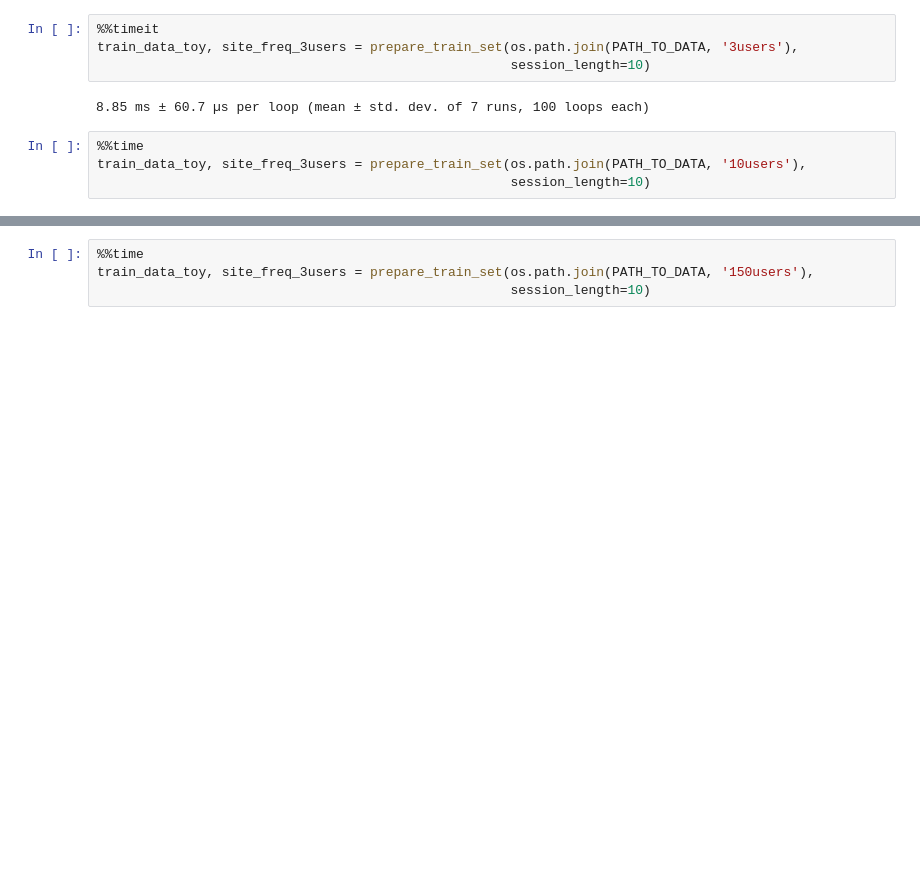
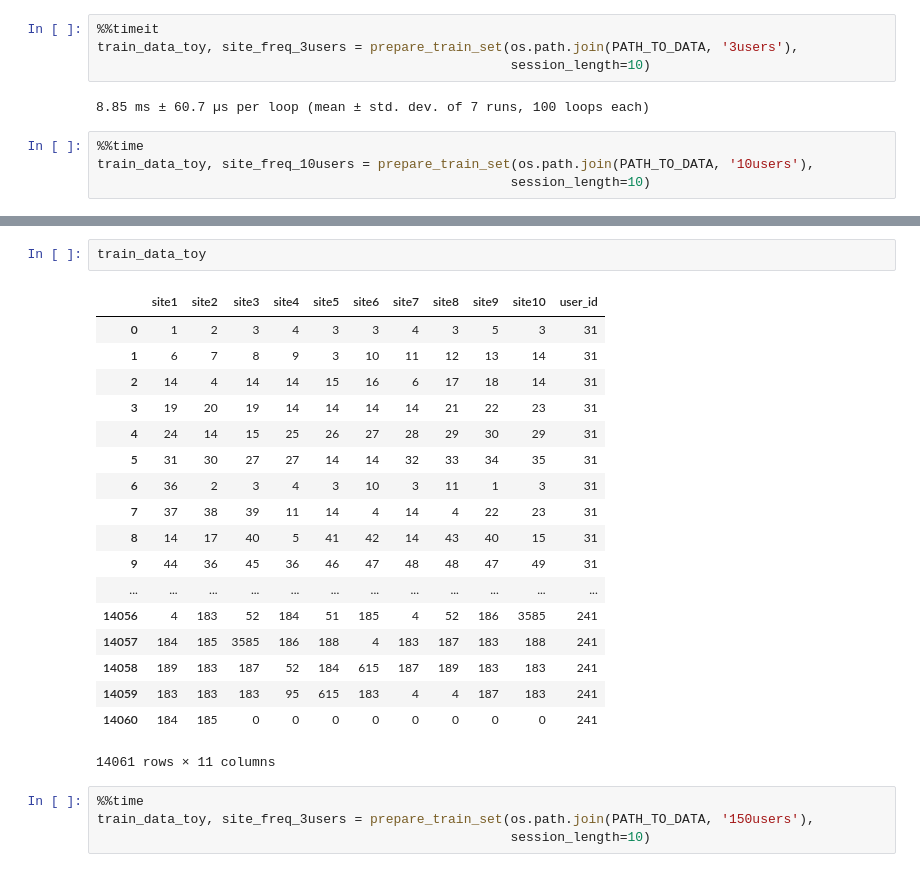
Before and after one commit to Eldar7/mlcourse_open, a Jupyter notebook: jupyter_russian/project_alice/week1_prepare_dataset.ipynb, the cells around one changed output, grey strips where cells are left out. Cells and saved outputs as stored; diff of their text form; blank space fills up the shorter version.

```diff
--- a/jupyter_russian/project_alice/week1_prepare_dataset.ipynb
+++ b/jupyter_russian/project_alice/week1_prepare_dataset.ipynb
@@ -459,6 +459,6 @@ train_data_toy, site_freq_3users = prepare_train_set(os.path.join(PATH_TO_DATA,
 8.85 ms ± 60.7 µs per loop (mean ± std. dev. of 7 runs, 100 loops each)
 # %%
 %%time
-train_data_toy, site_freq_3users = prepare_train_set(os.path.join(PATH_TO_DATA, '10users'),
+train_data_toy, site_freq_10users = prepare_train_set(os.path.join(PATH_TO_DATA, '10users'),
                                                      session_length=10)
 # %% [output]
@@ -466,3 +466,24 @@ Wall time: 23.5 s
+# %%
+train_data_toy
+# %% [output]
+|  | site1 | site2 | site3 | site4 | site5 | site6 | site7 | site8 | site9 | site10 | user_id |
+| 0 | 1 | 2 | 3 | 4 | 3 | 3 | 4 | 3 | 5 | 3 | 31 |
+| 1 | 6 | 7 | 8 | 9 | 3 | 10 | 11 | 12 | 13 | 14 | 31 |
+| 2 | 14 | 4 | 14 | 14 | 15 | 16 | 6 | 17 | 18 | 14 | 31 |
+| 3 | 19 | 20 | 19 | 14 | 14 | 14 | 14 | 21 | 22 | 23 | 31 |
+| 4 | 24 | 14 | 15 | 25 | 26 | 27 | 28 | 29 | 30 | 29 | 31 |
+| 5 | 31 | 30 | 27 | 27 | 14 | 14 | 32 | 33 | 34 | 35 | 31 |
+| 6 | 36 | 2 | 3 | 4 | 3 | 10 | 3 | 11 | 1 | 3 | 31 |
+| 7 | 37 | 38 | 39 | 11 | 14 | 4 | 14 | 4 | 22 | 23 | 31 |
+| 8 | 14 | 17 | 40 | 5 | 41 | 42 | 14 | 43 | 40 | 15 | 31 |
+| 9 | 44 | 36 | 45 | 36 | 46 | 47 | 48 | 48 | 47 | 49 | 31 |
+| ... | ... | ... | ... | ... | ... | ... | ... | ... | ... | ... | ... |
+| 14056 | 4 | 183 | 52 | 184 | 51 | 185 | 4 | 52 | 186 | 3585 | 241 |
+| 14057 | 184 | 185 | 3585 | 186 | 188 | 4 | 183 | 187 | 183 | 188 | 241 |
+| 14058 | 189 | 183 | 187 | 52 | 184 | 615 | 187 | 189 | 183 | 183 | 241 |
+| 14059 | 183 | 183 | 183 | 95 | 615 | 183 | 4 | 4 | 187 | 183 | 241 |
+| 14060 | 184 | 185 | 0 | 0 | 0 | 0 | 0 | 0 | 0 | 0 | 241 |
+14061 rows × 11 columns
 # %%
 %%time
 train_data_toy, site_freq_3users = prepare_train_set(os.path.join(PATH_TO_DATA, '150users'),
```
Also changed, not shown: parts of 31 cells of this notebook, 17 other files.
